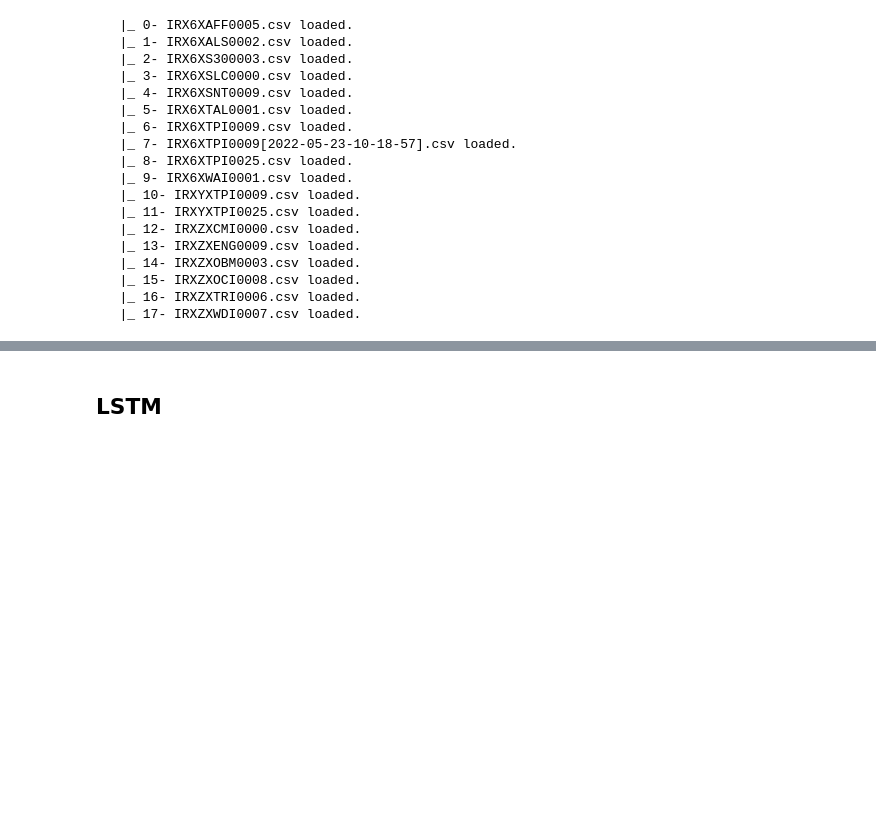
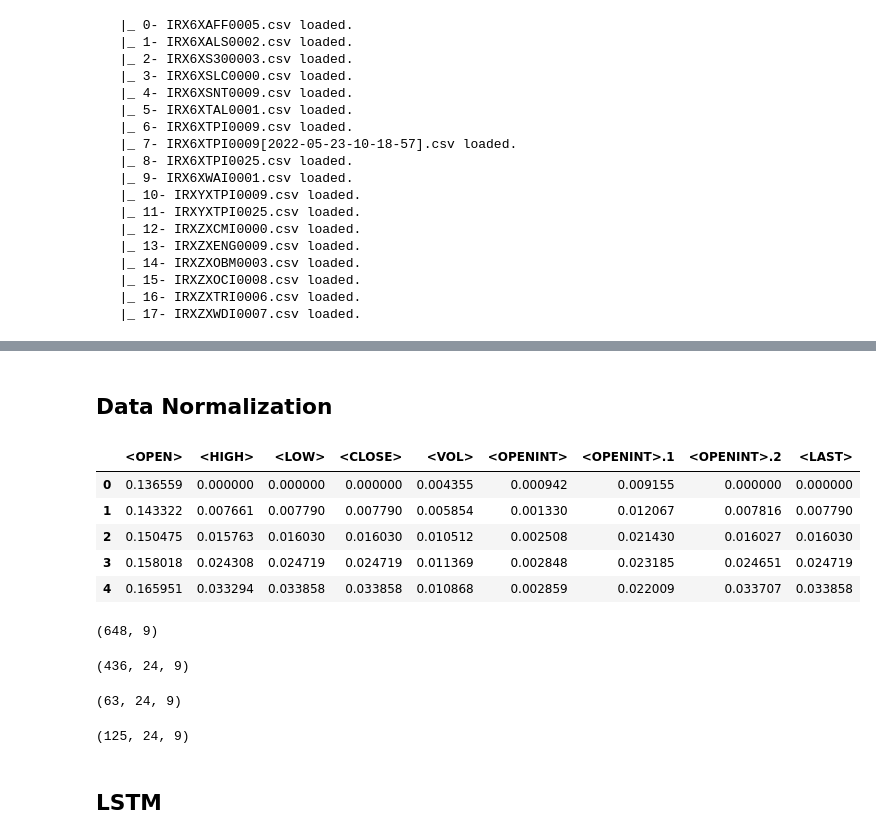
Before and after one commit to nahbos/AUT-Neural-Networks, a Jupyter notebook: HW06/HW06.ipynb, the cells around one changed output, grey strips where cells are left out. Cells and saved outputs as stored; diff of their text form; code cells hidden in the pictures; blank space fills up the shorter version.

```diff
--- a/HW06/HW06.ipynb
+++ b/HW06/HW06.ipynb
@@ -107,0 +127,20 @@ datas[np.random.randint(len(datas))].head()
+# %% [markdown]
+## Data Normalization
+# %%
+attrs = [2, 3, 4, 5, 6, 7, 8, 9, 12]
+headers = demo.columns[attrs]
+training_set = demo.iloc[:, demo.columns.isin(headers)]
+scaler = MinMaxScaler(feature_range=(0, 1))
+training_set_scaled = pd.DataFrame(scaler.fit_transform(training_set), columns=headers)
+training_set_scaled.head()
+# %% [output]
+|  | <OPEN> | <HIGH> | <LOW> | <CLOSE> | <VOL> | <OPENINT> | <OPENINT>.1 | <OPENINT>.2 | <LAST> |
+| 0 | 0.136559 | 0.000000 | 0.000000 | 0.000000 | 0.004355 | 0.000942 | 0.009155 | 0.000000 | 0.000000 |
+| 1 | 0.143322 | 0.007661 | 0.007790 | 0.007790 | 0.005854 | 0.001330 | 0.012067 | 0.007816 | 0.007790 |
+| 2 | 0.150475 | 0.015763 | 0.016030 | 0.016030 | 0.010512 | 0.002508 | 0.021430 | 0.016027 | 0.016030 |
+| 3 | 0.158018 | 0.024308 | 0.024719 | 0.024719 | 0.011369 | 0.002848 | 0.023185 | 0.024651 | 0.024719 |
+| 4 | 0.165951 | 0.033294 | 0.033858 | 0.033858 | 0.010868 | 0.002859 | 0.022009 | 0.033707 | 0.033858 |
+# %%
+training_set_scaled.shape
+# %% [output]
+(648, 9)
@@ -108,2 +161,14 @@ datas[np.random.randint(len(datas))].head()
+# %%
+x_train.shape
+# %% [output]
+(436, 24, 9)
+# %%
+x_val.shape
+# %% [output]
+(63, 24, 9)
+# %%
+x_test.shape
+# %% [output]
+(125, 24, 9)
 # %% [markdown]
 ## LSTM
```
Also changed, not shown: parts of 16 cells of this notebook.
